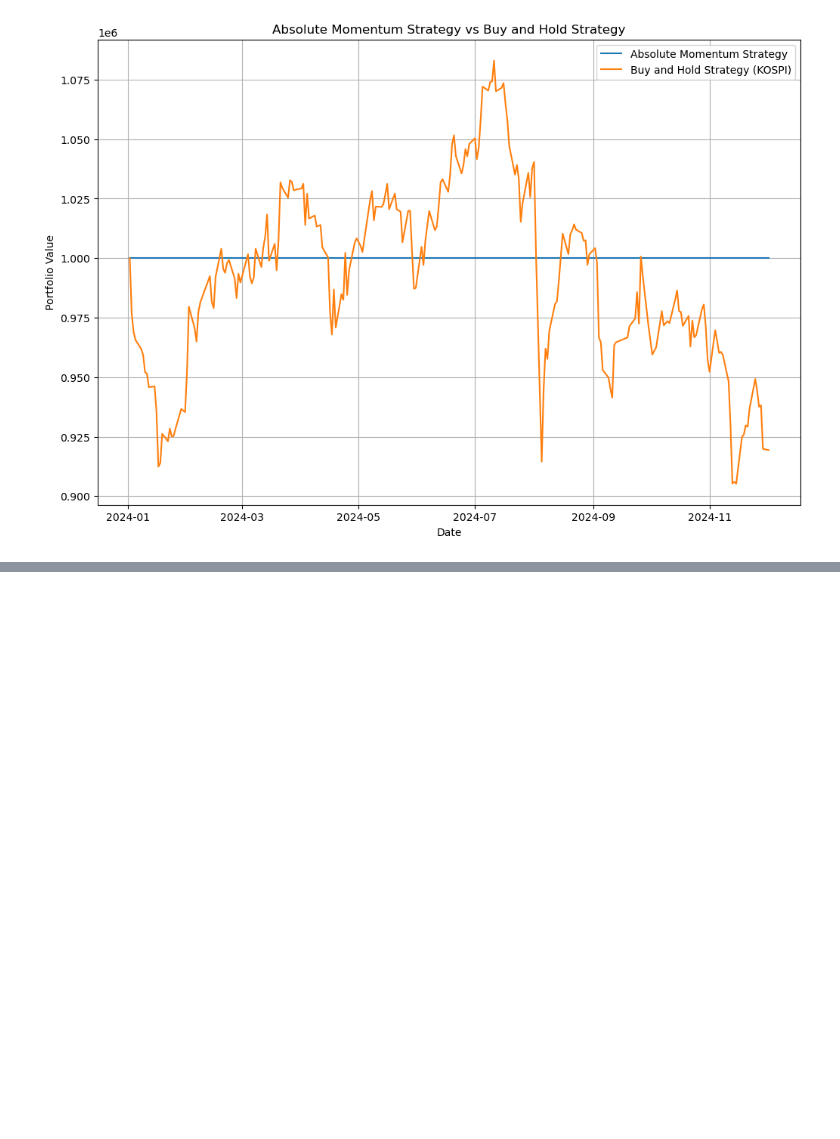
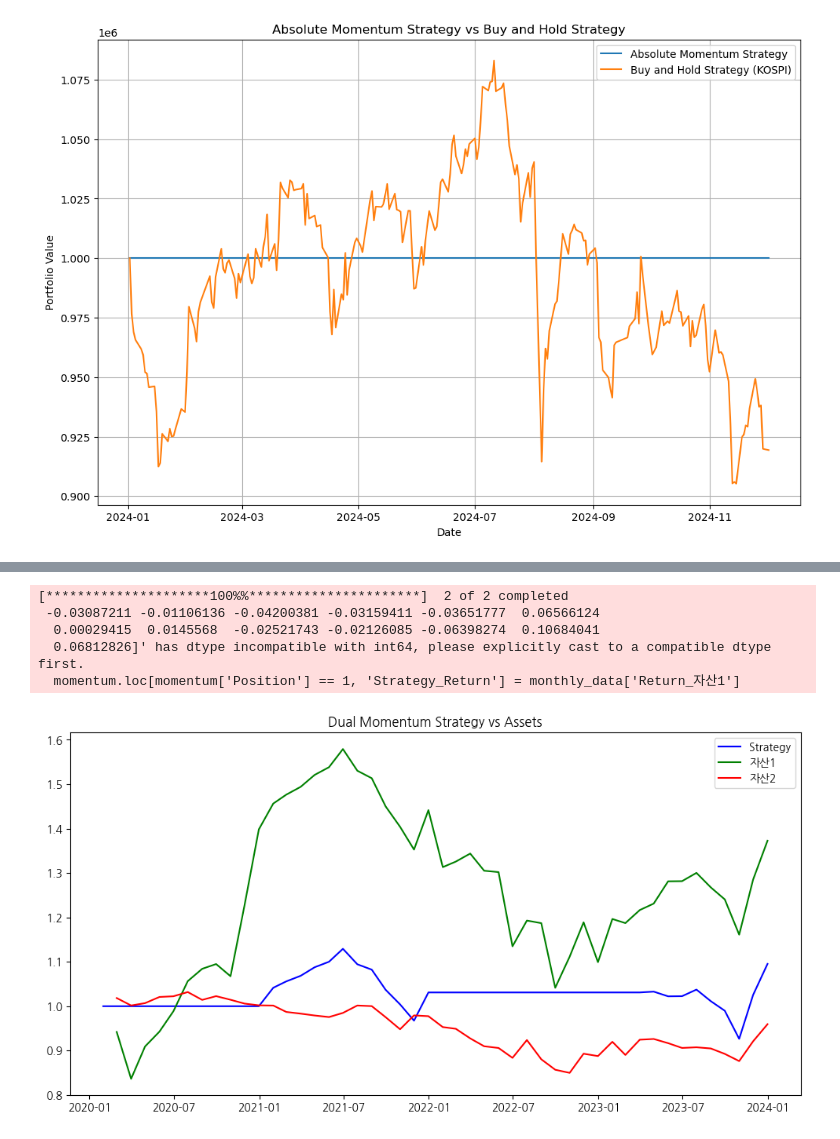
Before and after one commit to kusool72/python, a Jupyter notebook: 백테스팅.ipynb, the cells around one changed output, grey strips where cells are left out. Saved outputs shown, nothing was run; the diff lists cells and outputs as text; code cells hidden in the pictures; blank space fills up the shorter version.

```diff
--- a/백테스팅.ipynb
+++ b/백테스팅.ipynb
@@ -193,0 +196,80 @@ plt.show()
+# %%
+import yfinance as yf
+import pandas as pd
+
+# 데이터 다운로드
+#assets = ['SPY', 'TLT']  # SPY: 주식, TLT: 채권
+assets = ['102110.KS', '148070.KS']  # TIGER 200: 102110.KQ, KOSEF 국고채10년: 148070.KQ
+data = yf.download(assets, start='2020-01-01', end='2023-12-31')['Adj Close']
+
+# 월별 데이터로 리샘플
+monthly_data = data.resample('M').last()
+
+# 열 이름 변경
+monthly_data.columns = ['자산1', '자산2']
+
+# 12개월 수익률 계산
+momentum = monthly_data.pct_change(12)
+
+# 상대적 모멘텀: 자산1와 자산2 중 강한 자산 선택
+momentum['Relative'] = momentum['자산1'] > momentum['자산2']
+
+# 절대적 모멘텀: 선택된 자산이 0보다 큰지 확인
+momentum['Absolute'] = momentum[['자산1', '자산2']].max(axis=1) > 0
+
+# 투자 자산 결정
+momentum['Position'] = 0
+momentum.loc[momentum['Relative'] & momentum['Absolute'], 'Position'] = \
+    momentum.loc[momentum['Relative'], '자산1'].notnull().astype(int)
+
+# 안전자산으로 이동
+momentum.loc[~momentum['Absolute'], 'Position'] = -1
+
+# 전략 수익률 계산
+monthly_data['Return_자산1'] = monthly_data['자산1'].pct_change()
+monthly_data['Return_자산2'] = monthly_data['자산2'].pct_change()
+
+# 투자에 따른 수익률
+momentum['Strategy_Return'] = 0
+momentum.loc[momentum['Position'] == 1, 'Strategy_Return'] = monthly_data['Return_자산1']
+momentum.loc[momentum['Position'] == 0, 'Strategy_Return'] = monthly_data['Return_자산2']
+momentum.loc[momentum['Position'] == -1, 'Strategy_Return'] = 0  # 안전자산은 0% 수익 가정
+
+# 누적 수익률
+momentum['Cumulative_Strategy'] = (1 + momentum['Strategy_Return']).cumprod()
+momentum['Cumulative_자산1'] = (1 + monthly_data['Return_자산1']).cumprod()
+momentum['Cumulative_자산2'] = (1 + monthly_data['Return_자산2']).cumprod()
+
+import matplotlib.pyplot as plt
+
+# 한글깨짐해결
+plt.rc('font', family='NanumGothic')
+
+# 누적 수익률 비교
+plt.figure(figsize=(12, 6))
+plt.plot(momentum['Cumulative_Strategy'], label='Strategy', color='blue')
+plt.plot(momentum['Cumulative_자산1'], label='자산1', color='green')
+plt.plot(momentum['Cumulative_자산2'], label='자산2', color='red')
+plt.title('Dual Momentum Strategy vs Assets')
+plt.legend()
+plt.show()
+
+strategy_return = momentum['Cumulative_Strategy'].iloc[-1] - 1
+자산1_return = momentum['Cumulative_자산1'].iloc[-1] - 1
+자산2_return = momentum['Cumulative_자산2'].iloc[-1] - 1
+
+print(f"Total Strategy Return: {strategy_return:.2%}")
+print(f"Total 자산1 Return: {자산1_return:.2%}")
+print(f"Total 자산2 Return: {자산2_return:.2%}")
+
+trading_cost = 0.001  # 0.1% 거래 비용
+momentum['Strategy_Return'] -= trading_cost * (momentum['Position'].diff().abs())
+
+momentum.to_csv('백테스팅_듀얼모멘텀.csv', encoding="utf-8-sig")
+# %% [output]
+[*********************100%%**********************]  2 of 2 completed
+ -0.03087211 -0.01106136 -0.04200381 -0.03159411 -0.03651777  0.06566124
+  0.00029415  0.0145568  -0.02521743 -0.02126085 -0.06398274  0.10684041
+  0.06812826]' has dtype incompatible with int64, please explicitly cast to a compatible dtype first.
+  momentum.loc[momentum['Position'] == 1, 'Strategy_Return'] = monthly_data['Return_자산1']
+[figure, added]
```
Also changed, not shown: parts of 7 cells of this notebook.
